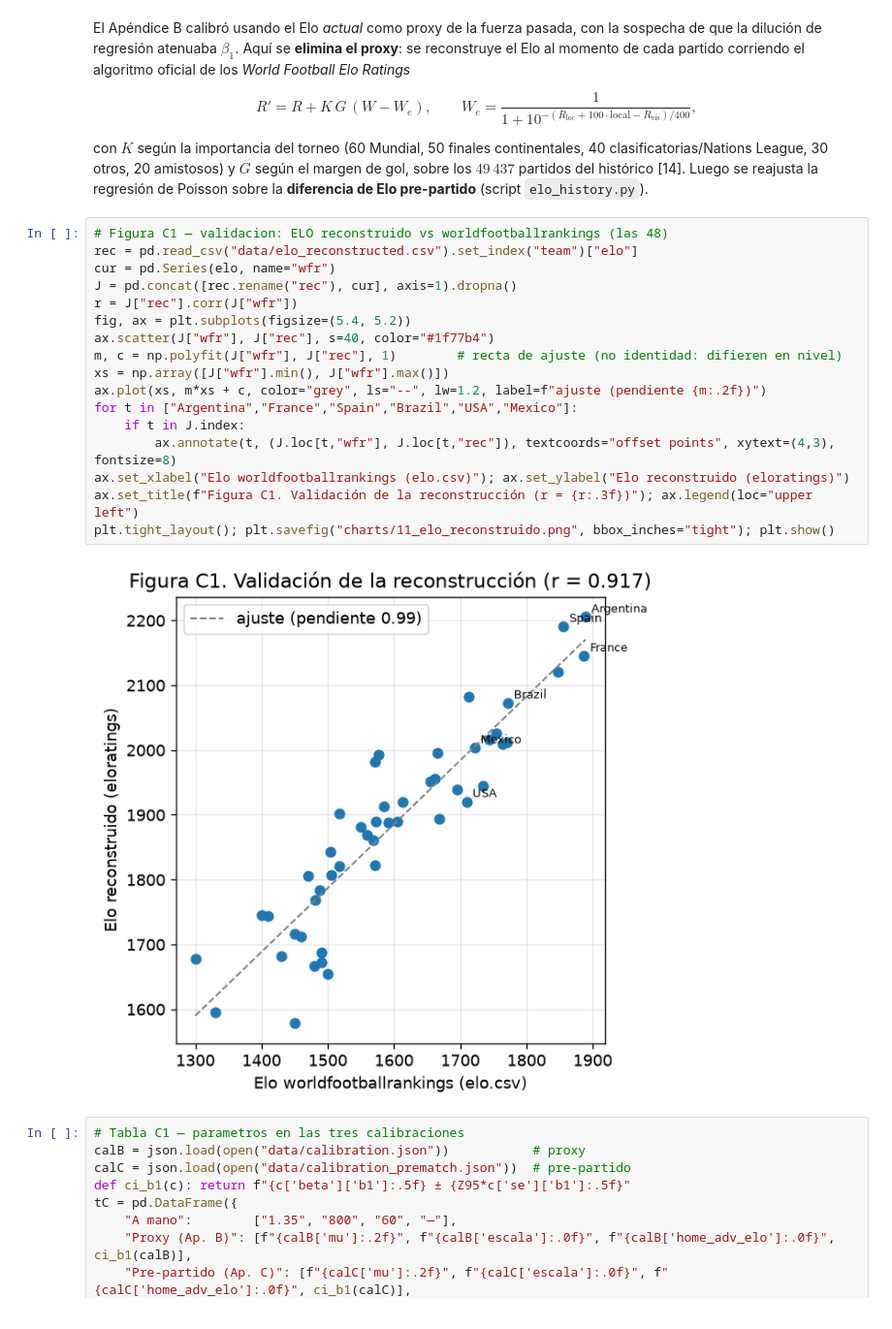
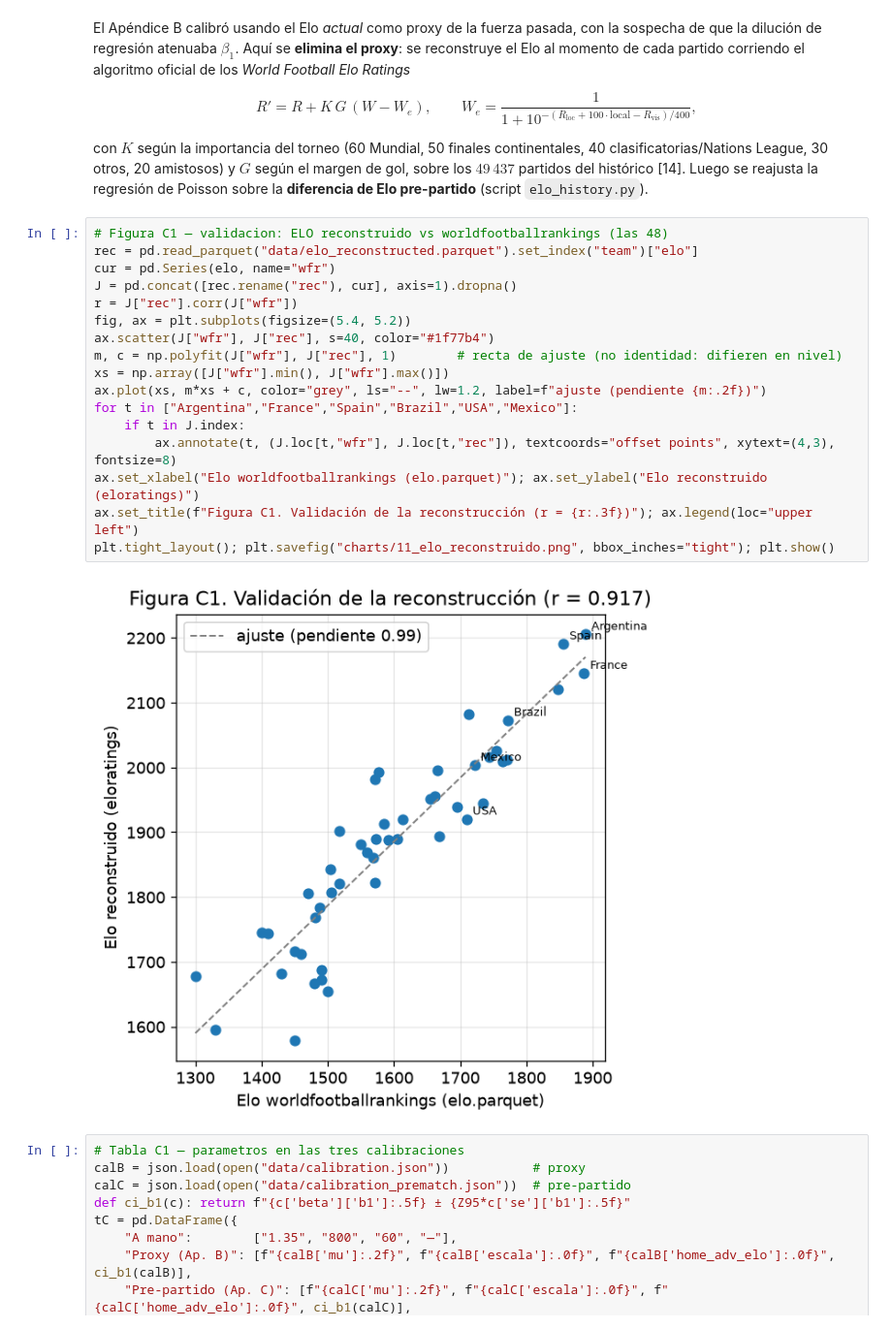
Before and after one commit to nmoguilner/ceia_add, a Jupyter notebook: mundial2026-montecarlo/mundial2026.ipynb, the cells around one changed output. Shown at 97% size. Cells and saved outputs as stored; diff of their text form.

```diff
--- a/mundial2026-montecarlo/mundial2026.ipynb
+++ b/mundial2026-montecarlo/mundial2026.ipynb
@@ -675,23 +676,23 @@ $49\,437$ partidos del histórico [14]. Luego se reajusta la regresión de Poiss
 **diferencia de Elo pre-partido** (script `elo_history.py`).
 # %%
 # Figura C1 — validacion: ELO reconstruido vs worldfootballrankings (las 48)
-rec = pd.read_csv("data/elo_reconstructed.csv").set_index("team")["elo"]
+rec = pd.read_parquet("data/elo_reconstructed.parquet").set_index("team")["elo"]
 cur = pd.Series(elo, name="wfr")
 J = pd.concat([rec.rename("rec"), cur], axis=1).dropna()
 r = J["rec"].corr(J["wfr"])
 fig, ax = plt.subplots(figsize=(5.4, 5.2))
 ax.scatter(J["wfr"], J["rec"], s=40, color="#1f77b4")
 m, c = np.polyfit(J["wfr"], J["rec"], 1)        # recta de ajuste (no identidad: difieren en nivel)
 xs = np.array([J["wfr"].min(), J["wfr"].max()])
 ax.plot(xs, m*xs + c, color="grey", ls="--", lw=1.2, label=f"ajuste (pendiente {m:.2f})")
 for t in ["Argentina","France","Spain","Brazil","USA","Mexico"]:
     if t in J.index:
         ax.annotate(t, (J.loc[t,"wfr"], J.loc[t,"rec"]), textcoords="offset points", xytext=(4,3), fontsize=8)
-ax.set_xlabel("Elo worldfootballrankings (elo.csv)"); ax.set_ylabel("Elo reconstruido (eloratings)")
+ax.set_xlabel("Elo worldfootballrankings (elo.parquet)"); ax.set_ylabel("Elo reconstruido (eloratings)")
 ax.set_title(f"Figura C1. Validación de la reconstrucción (r = {r:.3f})"); ax.legend(loc="upper left")
 plt.tight_layout(); plt.savefig("charts/11_elo_reconstruido.png", bbox_inches="tight"); plt.show()
 # %% [output]
-[figure, old version]
+[figure, new version]
 # %%
 # Tabla C1 — parametros en las tres calibraciones
 calB = json.load(open("data/calibration.json"))           # proxy
```
Also changed, not shown: parts of 3 cells of this notebook, 22 other files.
